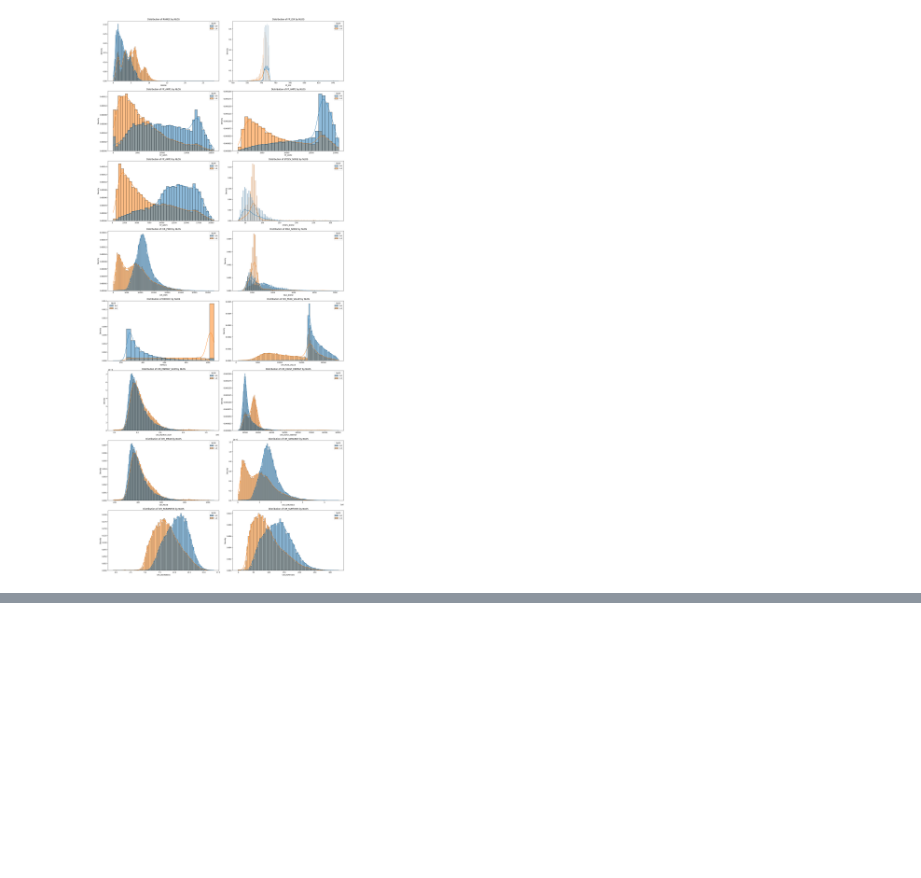
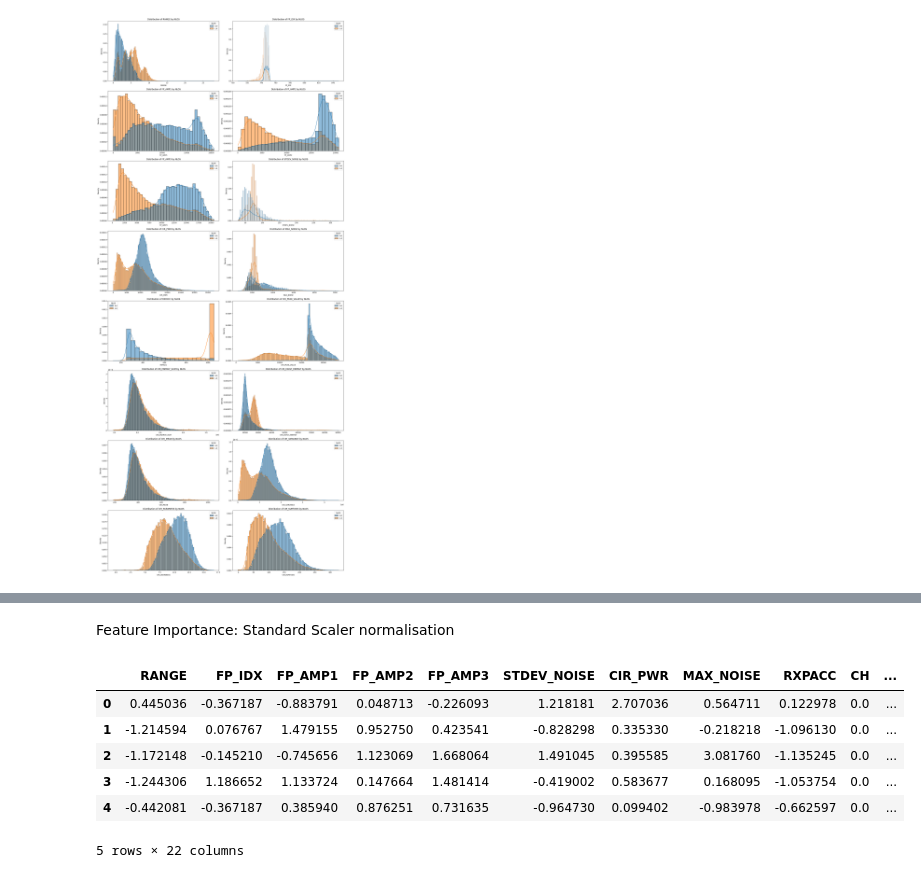
Before and after one commit to ptrpfa/UWB-LOS-NLOS-Classification, a Jupyter notebook: preprocessing2.ipynb, the cells around one changed output, grey strips where cells are left out. Saved outputs shown, nothing was run; the diff lists cells and outputs as text; code cells hidden in the pictures; blank space fills up the shorter version.

```diff
--- a/preprocessing2.ipynb
+++ b/preprocessing2.ipynb
@@ -316,0 +205,26 @@ plt.show()
+# %% [markdown]
+Feature Importance:
+Standard Scaler normalisation
+# %%
+from sklearn.preprocessing import StandardScaler
+
+temp_df = no_cir_df.drop(columns='NLOS').copy()
+
+scaler = StandardScaler()
+scaled_features = scaler.fit_transform(temp_df)
+
+df_scaled = pd.DataFrame(scaled_features, columns=no_cir_df.columns[1:])
+
+df_scaled
+
+df_scaled['NLOS'] = df['NLOS'].values
+
+df_scaled.head()
+# %% [output]
+|  | RANGE | FP_IDX | FP_AMP1 | FP_AMP2 | FP_AMP3 | STDEV_NOISE | CIR_PWR | MAX_NOISE | RXPACC | CH | ... |
+| 0 | 0.445036 | -0.367187 | -0.883791 | 0.048713 | -0.226093 | 1.218181 | 2.707036 | 0.564711 | 0.122978 | 0.0 | ... |
+| 1 | -1.214594 | 0.076767 | 1.479155 | 0.952750 | 0.423541 | -0.828298 | 0.335330 | -0.218218 | -1.096130 | 0.0 | ... |
+| 2 | -1.172148 | -0.145210 | -0.745656 | 1.123069 | 1.668064 | 1.491045 | 0.395585 | 3.081760 | -1.135245 | 0.0 | ... |
+| 3 | -1.244306 | 1.186652 | 1.133724 | 0.147664 | 1.481414 | -0.419002 | 0.583677 | 0.168095 | -1.053754 | 0.0 | ... |
+| 4 | -0.442081 | -0.367187 | 0.385940 | 0.876251 | 0.731635 | -0.964730 | 0.099402 | -0.983978 | -0.662597 | 0.0 | ... |
+5 rows × 22 columns
```
Also changed, not shown: parts of 13 cells of this notebook.
